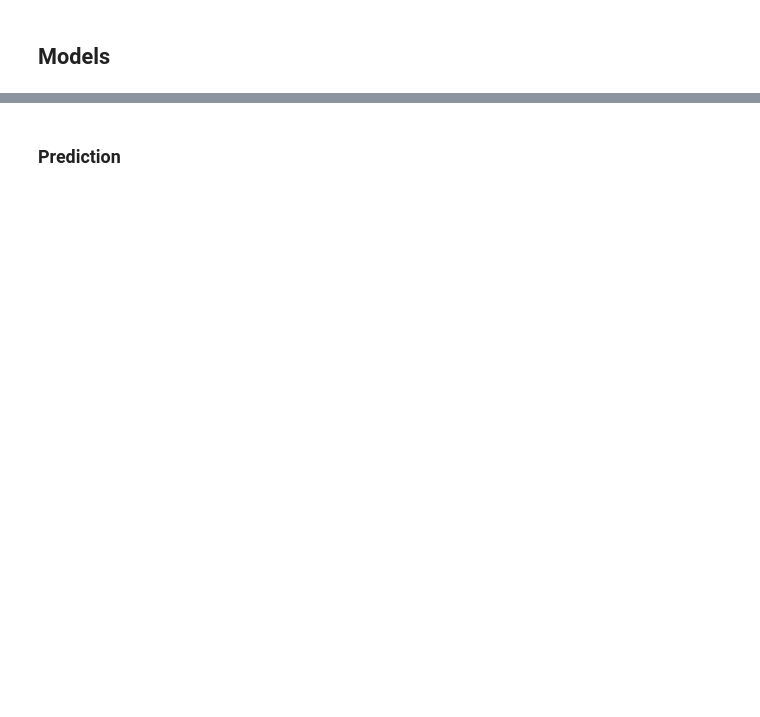
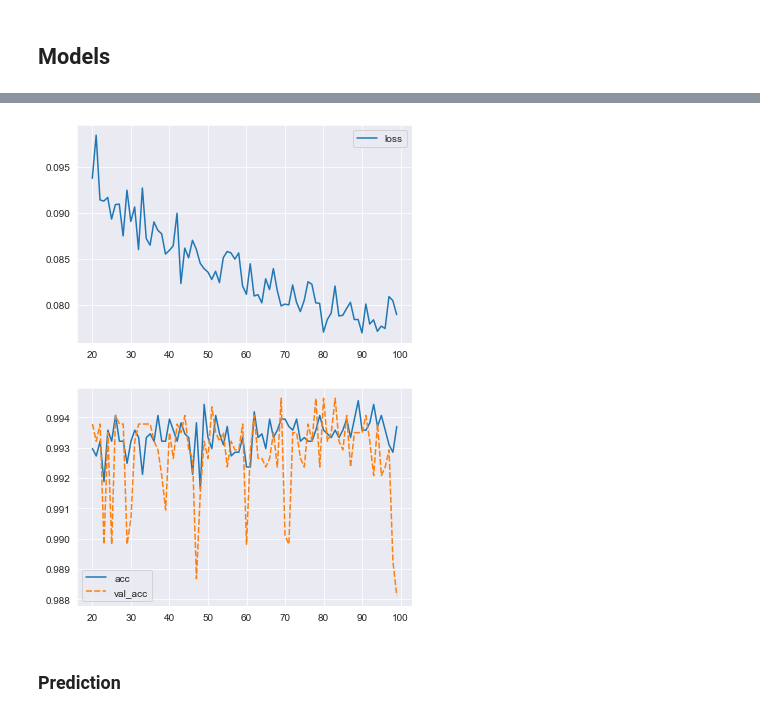
Before and after one commit to laukikk/Pedestrian-Traject-Prediction, a Jupyter notebook: Model.ipynb, the cells around one changed output, grey strips where cells are left out. Cells and saved outputs as stored; diff of their text form; code cells hidden in the pictures; blank space fills up the shorter version.

```diff
--- a/Model.ipynb
+++ b/Model.ipynb
@@ -152 +91,9 @@ print(len(length))
+# %%
+df_reduced = df.copy()
+for name, group in grp_df:
+    if len(group) <= json_lstm['window_size'] + json_lstm['no_of_forecasts']:
+        df_reduced = df_reduced.drop(grp_df.get_group(name).index)
+grp_reduced = df_reduced.groupby('pedestrian_ID')
+
+df_reduced.to_csv(f"datasets/csvs/combined.csv", index=False)
 # %%
@@ -165,8 +114,8 @@ df_lstm.to_csv(f"datasets/csvs/lstms/seq_hotel.csv", index=False)
 # %% [markdown]
 ## Models
 # %%
-X = df_lstm.drop(['var1(t)', 'var2(t)'], axis = 1).values
-y = df_lstm[['var1(t)', 'var2(t)']].values
+X = df_converted.iloc[:,:json_lstm['window_size']*2].values
+y = df_converted.iloc[:,json_lstm['window_size']*2:].values
 X_train, X_test, y_train, y_test = train_test_split(X, y, test_size=0.3, random_state=4)
 
 # reshape input to be 3D [samples, timesteps, features]
@@ -181,12 +127,9 @@ verbose, epochs, batch_size = 0, 70, 16
 # %%
 model = tf.keras.models.Sequential([
-    tf.keras.layers.LSTM(32, return_sequences=True),
+    tf.keras.layers.LSTM(32, return_sequences=True, input_shape=(X_train.shape[1], X_train.shape[2])),
     tf.keras.layers.LSTM(32),
-
-    tf.keras.layers.Dense(units=2)
+    tf.keras.layers.Dense(json_lstm['no_of_forecasts']*2)
 ])
 
-model.compile(loss='mae', optimizer='adam', metrics='acc')
-
-history = model.fit(X_train, y_train, epochs=50, batch_size=12, validation_data=(X_test, y_test), verbose=2, shuffle=False)
+model.summary()
 # %% [output]
@@ -210,3 +150,7 @@ Epoch 50/50
 # %%
-model.summary()
+epochs = 100
+batch_size = 16
+
+model.compile(loss='mae', optimizer='adam', metrics='acc')
+history = model.fit(X_train, y_train, epochs=epochs, batch_size=batch_size, validation_data=(X_test, y_test), shuffle=False)
 # %% [output]
@@ -227,3 +180,14 @@ _________________________________________________________________
+# %%
+loss = pd.DataFrame(history.history)[['loss']].iloc[20:,:]
+acc = pd.DataFrame(history.history)[['acc', 'val_acc']].iloc[20:,:]
+
+sns.lineplot(data=loss)
+plt.show()
+sns.lineplot(data=acc)
+plt.show()
+# %% [output]
+[figure, added]
+[figure, added]
 # %% [markdown]
 ### Prediction
 # %%
```
Also changed, not shown: parts of 36 cells of this notebook, 19 other files.
